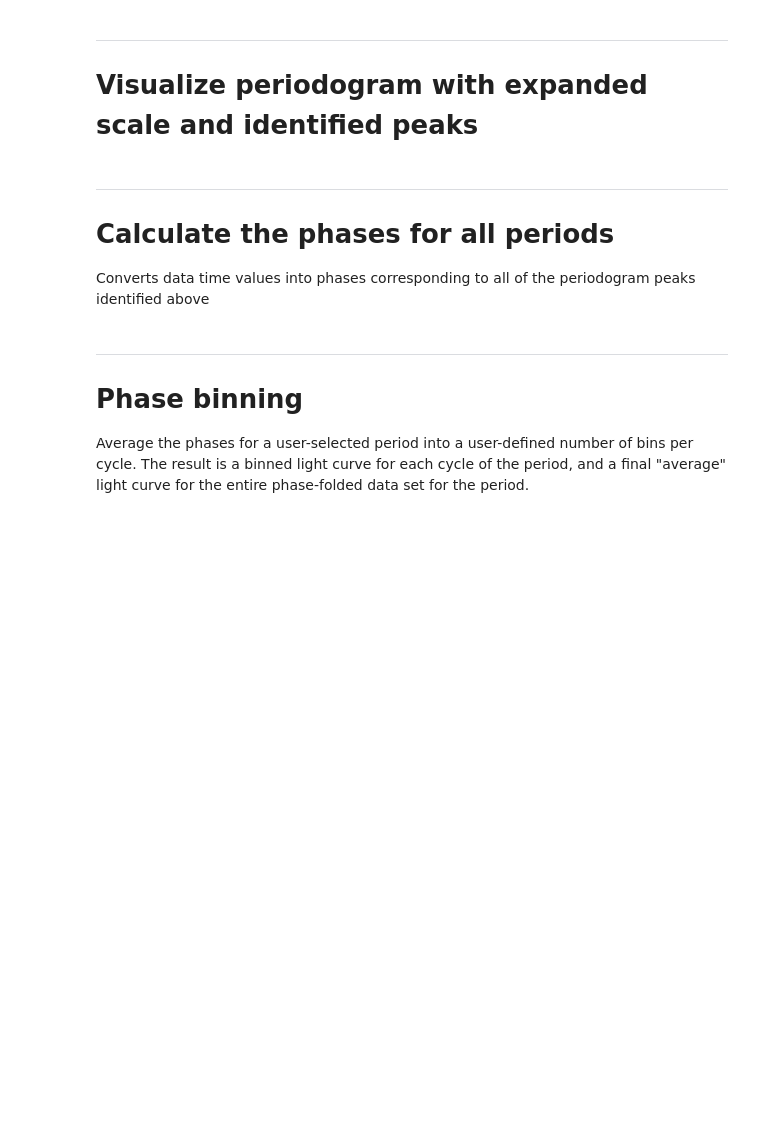
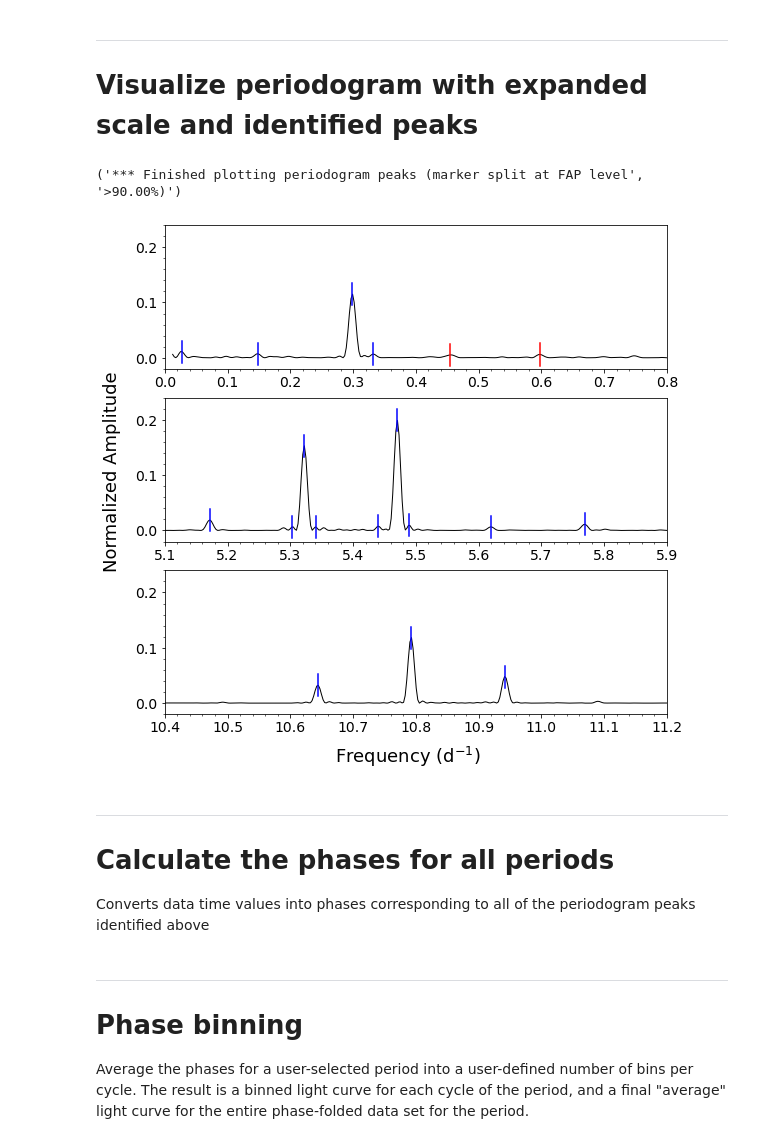
Before and after one commit to dwhoard/k2timeseries, a Jupyter notebook: k2timeseries.ipynb, the cells around one changed output. Saved outputs shown, nothing was run; the diff lists cells and outputs as text; code cells hidden in the pictures; blank space fills up the shorter version.

```diff
--- a/k2timeseries.ipynb
+++ b/k2timeseries.ipynb
@@ -769,7 +797,7 @@ fap_desired = 0.0001  # = 0.01% Np = 100,000
 
 # number of processor cores to use (should be <= actual number of available cores!)
 # current maximum = 6 but can be extended by adding more "proc" statements below
-nproc = 6
+nproc = 1
 ###############################################
 
 fcount = 3 # increment output file counter
@@ -1400,36 +1478,40 @@ for i, ax in enumerate(axes.flatten()):
 
     # plot decorations
     pstep = panparms['y_minor_tick'][i]
-    ax.axis([panparms['xmin'][i], panparms['xmax'][i], panparms['ymin'][i]-1*panparms['y_minor_tick'][i], panparms['ymax'][i]+1*panparms['y_minor_tick'][i]], fontsize=size_sm)
+#    ax.axis([panparms['xmin'][i], panparms['xmax'][i], panparms['ymin'][i]-1*panparms['y_minor_tick'][i], panparms['ymax'][i]+1*panparms['y_minor_tick'][i]], fontsize=size_sm)
+    ax.axis([panparms['xmin'][i], panparms['xmax'][i], panparms['ymin'][i]-1*panparms['y_minor_tick'][i], panparms['ymax'][i]+1*panparms['y_minor_tick'][i]])
     ax.minorticks_on()
     ax.yaxis.set_minor_locator(MultipleLocator(panparms['y_minor_tick'][i]))
 
     # plot markers for the gaussian fit peak centers from the previous cell
     for ii in range(len(peak_fit_center)):
         j = peaks[ii]
         if LDEBUG >= 2: print(j, peaks[ii], npgram[j])
         if npgram[j] >= fap_x[faplim]:
             ax.plot([peak_fit_center[ii],peak_fit_center[ii]], [npgram[j]-pstep,npgram[j]+1*pstep], color='blue')
         else:
             ax.plot([peak_fit_center[ii],peak_fit_center[ii]], [npgram[j]-pstep,npgram[j]+pstep], color='red')
 
 # output the visualization
 plt.savefig(SAVEPATH+name_string+'_'+strfcount(fcount)+'_LSperiodogram_panels.png',dpi=150, bbox_inches='tight')
 
 # write logfile
 logfile_out = open(logfile_name, 'a+')
 print(timestamp(), file=logfile_out)
 print('### PERIODOGRAM PEAKS VISUALIZATION ###', file=logfile_out)
 message1 = '*** Finished plotting periodogram peaks (marker split at FAP level', '>'+str(f"{fap_levels[faplim]*100:.2f}")+'%)'
 print(message1,'\n', file=logfile_out)
 logfile_out.close()
 
 if LDEBUG >=2:
     print(fap_x)
     print(fap_levels)
 
 # end this section gracefully
 if LDEBUG >= 0: print(message1)
+# %% [output]
+('*** Finished plotting periodogram peaks (marker split at FAP level', '>90.00%)')
+[figure, added]
 # %% [markdown]
 ---
 # Calculate the phases for all periods
```
Also changed, not shown: parts of 8 cells of this notebook, 2 other files.
